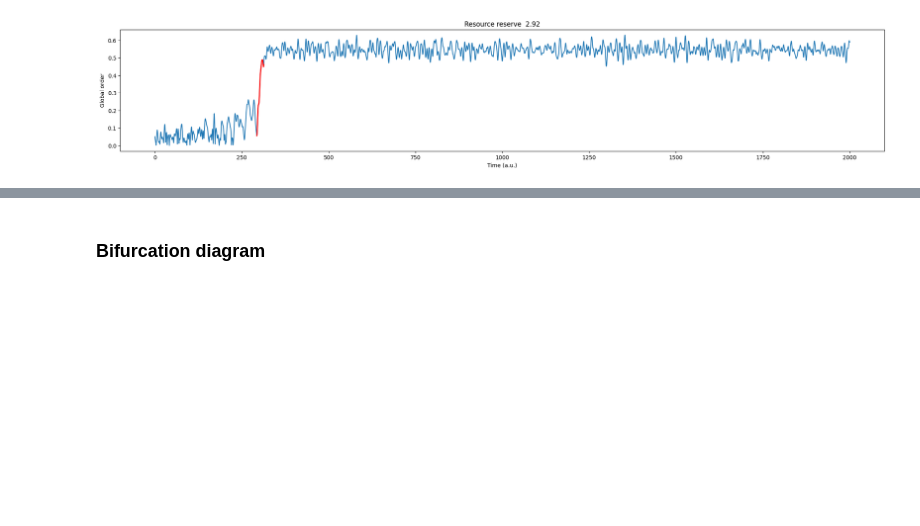
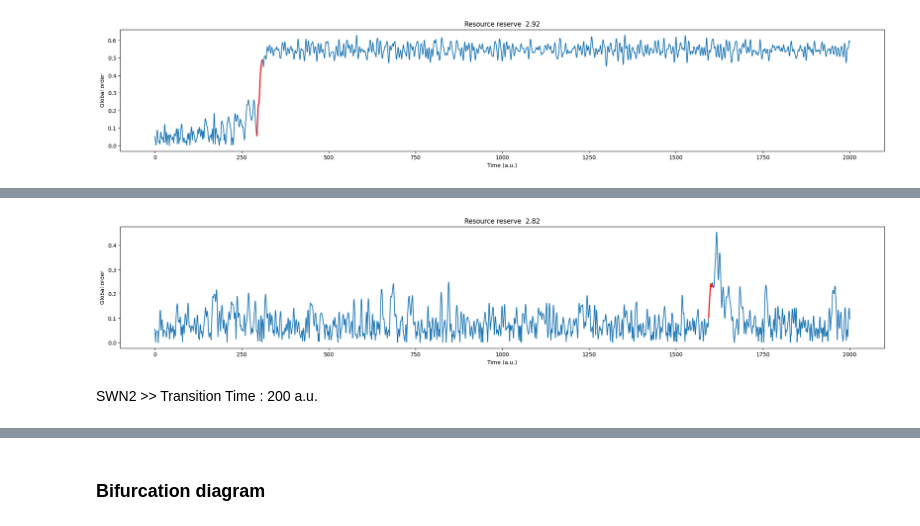
Before and after one commit to nitin293/assignment-iitj, a Jupyter notebook: tES/Mouse brain network/MBN_Res_Constraint_V.2.0.ipynb, the cells around one changed output, grey strips where cells are left out. Drawn from its saved outputs; the diff is of its cells as text; code cells hidden in the pictures; blank space fills up the shorter version.

```diff
--- a/tES/Mouse brain network/MBN_Res_Constraint_V.2.0.ipynb
+++ b/tES/Mouse brain network/MBN_Res_Constraint_V.2.0.ipynb
@@ -269,0 +274,18 @@ print(len(trans_time_start), trans_time_start, trans_time_end)
+# %%
+f = plt.figure(figsize=(25, 4))
+plt.title("Resource reserve  " + str(swn2.LAMBDA_O))
+plt.plot(np.linspace(0, swn2.NEPOCHS-1, swn2.NEPOCHS)*swn2.DT, swn2.GLOBAL_ORDER_VERBOSE)
+
+highlight_start = [int(i*20) for i in trans_time_start]
+highlight_end = [int(i*20 + 200) for i in trans_time_start]
+
+plt.plot((np.linspace(0, swn2.NEPOCHS-1, swn2.NEPOCHS)*swn2.DT)[highlight_start[0]:highlight_end[0]], swn2.GLOBAL_ORDER_VERBOSE[highlight_start[0]:highlight_end[0]], label='Highlighted Section', color='red', linewidth=2)
+# plt.plot((np.linspace(0, swn2.NEPOCHS-1, swn2.NEPOCHS)*swn2.DT)[(highlight_start[1]-20):(highlight_end[1])], swn2.GLOBAL_ORDER_VERBOSE[(highlight_start[1]-20):(highlight_end[1])], label='Highlighted Section', color='red', linewidth=2)
+
+plt.ylabel("Global order")
+plt.xlabel("Time (a.u.)")
+plt.show()
+# %% [output]
+[figure, added]
+# %% [markdown]
+SWN2 >> Transition Time : 200 a.u.
```
Also changed, not shown: parts of 17 cells of this notebook, 6 other files.
